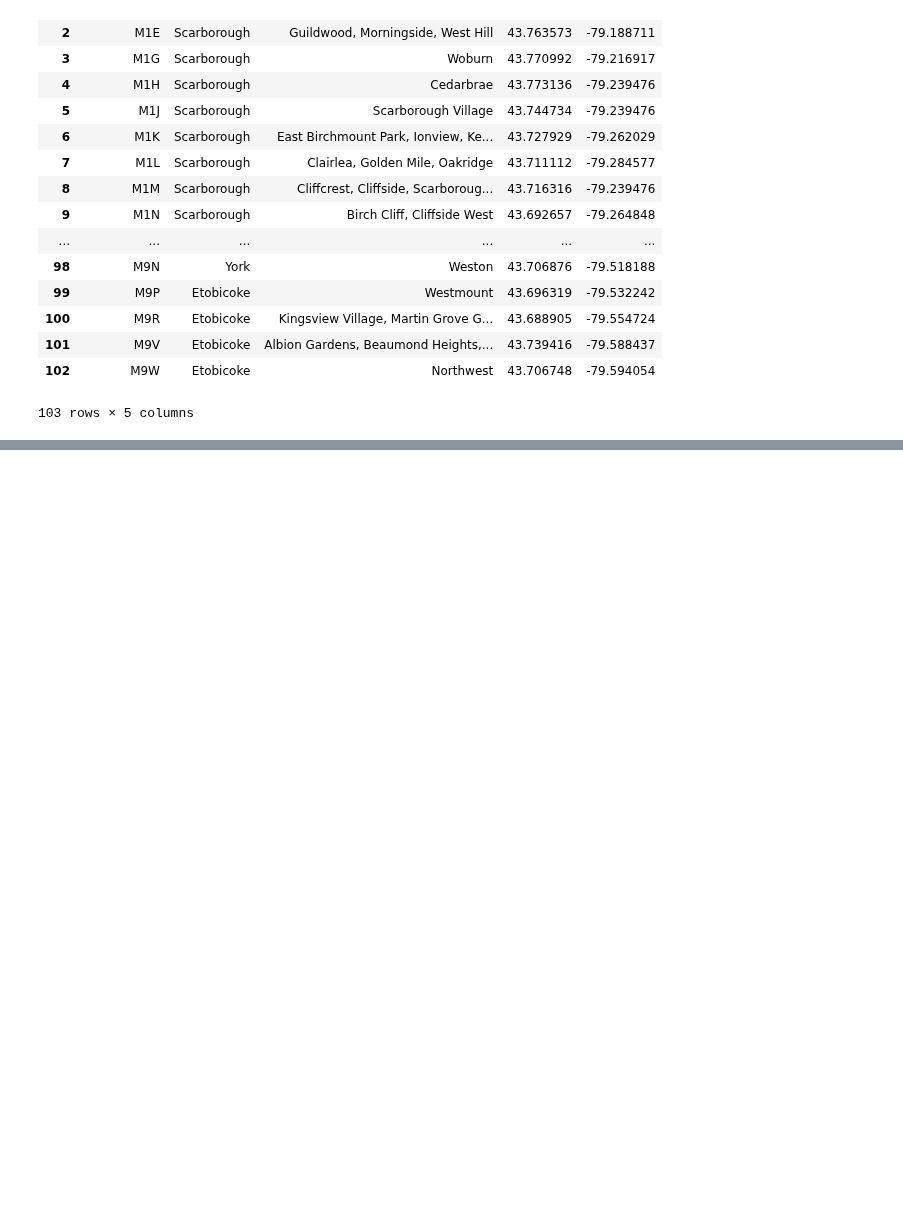
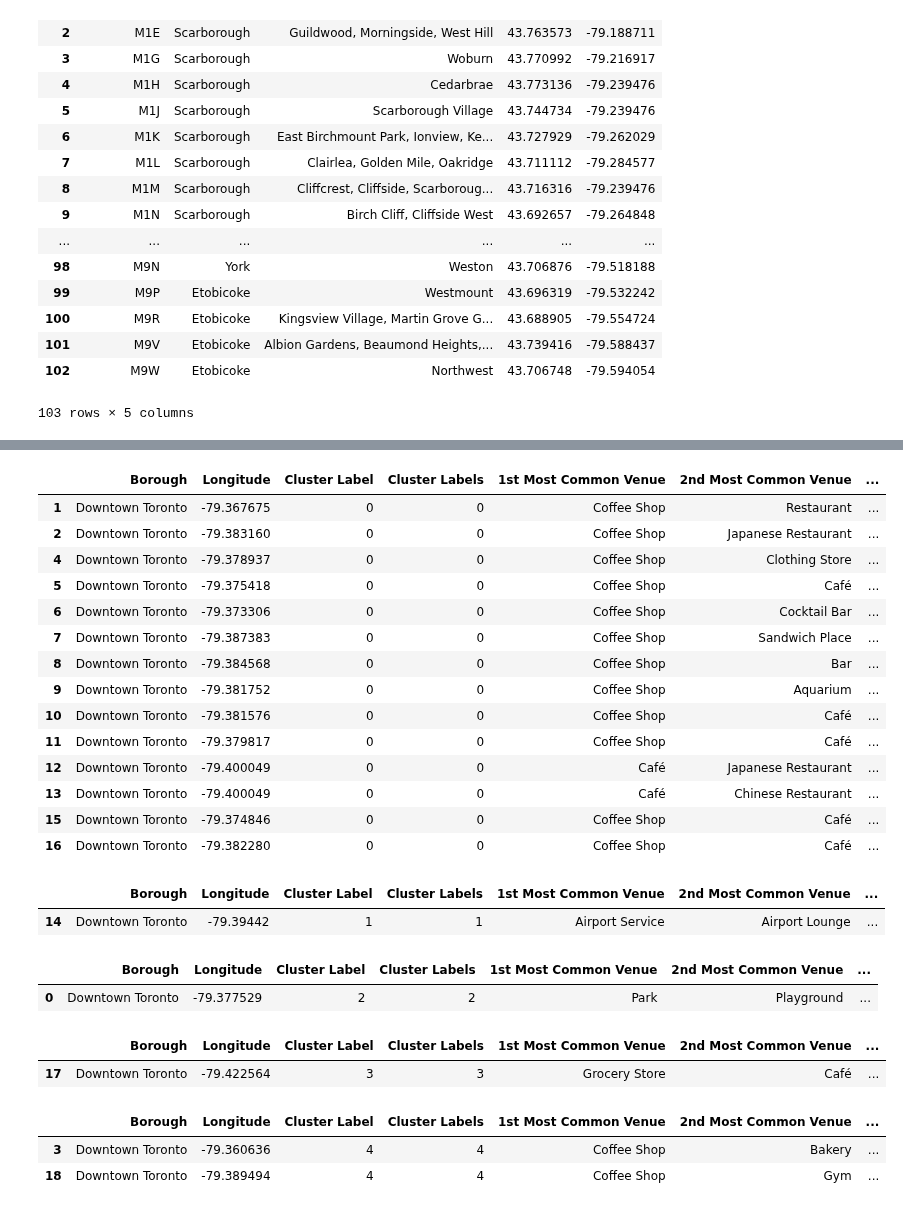
Before and after one commit to sririzzle/Coursera-Capstone, a Jupyter notebook: Toronto Assignment1.ipynb, the cells around one changed output, grey strips where cells are left out. Cells and saved outputs as stored; diff of their text form; code cells hidden in the pictures; blank space fills up the shorter version.

```diff
--- a/Toronto Assignment1.ipynb
+++ b/Toronto Assignment1.ipynb
@@ -191,0 +487,12 @@ df_geo.drop('Postal Code', axis=1)
+# %%
+num_top_venues = 5
+
+for hood in Toronto_grouped['Neighbourhood']:
+    print("----"+hood+"----")
+    temp = Toronto_grouped[Toronto_grouped['Neighbourhood'] == hood].T.reset_index()
+    temp.columns = ['venue','freq']
+    temp = temp.iloc[1:]
+    temp['freq'] = temp['freq'].astype(float)
+    temp = temp.round({'freq': 2})
+    print(temp.sort_values('freq', ascending=False).reset_index(drop=True).head(num_top_venues))
+    print('\n')
@@ -191,0 +517,6 @@ df_geo.drop('Postal Code', axis=1)
+# %%
+def return_most_common_venues(row, num_top_venues):
+    row_categories = row.iloc[1:]
+    row_categories_sorted = row_categories.sort_values(ascending=False)
+
+    return row_categories_sorted.index.values[0:num_top_venues]
@@ -191,0 +552,12 @@ df_geo.drop('Postal Code', axis=1)
+# %%
+from sklearn.cluster import KMeans
+# set number of clusters
+kclusters = 5
+
+Toronto_grouped_clustering = Toronto_grouped.drop('Neighbourhood', 1)
+
+# run k-means clustering
+kmeans = KMeans(n_clusters=kclusters, random_state=0).fit(Toronto_grouped_clustering)
+
+# check cluster labels generated for each row in the dataframe
+kmeans.labels_[0:10]
@@ -191,0 +566,10 @@ df_geo.drop('Postal Code', axis=1)
+# %%
+# add clustering labels
+neighbourhoods_venues_sorted.insert(0, 'Cluster Label', kmeans.labels_)
+
+Toronto_merged = Toronto_data
+
+# merge toronto_grouped with toronto_data to add latitude/longitude for each neighborhood
+Toronto_merged = Toronto_merged.join(neighbourhoods_venues_sorted.set_index('Neighbourhood'), on='Neighbourhood')
+
+Toronto_merged.head() # check the last columns!
@@ -191,0 +612,39 @@ df_geo.drop('Postal Code', axis=1)
+# %%
+Toronto_merged.loc[Toronto_merged['Cluster Label'] == 0, Toronto_merged.columns[[1] + list(range(5, Toronto_merged.shape[1]))]]
+# %% [output]
+|  | Borough | Longitude | Cluster Label | Cluster Labels | 1st Most Common Venue | 2nd Most Common Venue | ... |
+| 1 | Downtown Toronto | -79.367675 | 0 | 0 | Coffee Shop | Restaurant | ... |
+| 2 | Downtown Toronto | -79.383160 | 0 | 0 | Coffee Shop | Japanese Restaurant | ... |
+| 4 | Downtown Toronto | -79.378937 | 0 | 0 | Coffee Shop | Clothing Store | ... |
+| 5 | Downtown Toronto | -79.375418 | 0 | 0 | Coffee Shop | Café | ... |
+| 6 | Downtown Toronto | -79.373306 | 0 | 0 | Coffee Shop | Cocktail Bar | ... |
+| 7 | Downtown Toronto | -79.387383 | 0 | 0 | Coffee Shop | Sandwich Place | ... |
+| 8 | Downtown Toronto | -79.384568 | 0 | 0 | Coffee Shop | Bar | ... |
+| 9 | Downtown Toronto | -79.381752 | 0 | 0 | Coffee Shop | Aquarium | ... |
+| 10 | Downtown Toronto | -79.381576 | 0 | 0 | Coffee Shop | Café | ... |
+| 11 | Downtown Toronto | -79.379817 | 0 | 0 | Coffee Shop | Café | ... |
+| 12 | Downtown Toronto | -79.400049 | 0 | 0 | Café | Japanese Restaurant | ... |
+| 13 | Downtown Toronto | -79.400049 | 0 | 0 | Café | Chinese Restaurant | ... |
+| 15 | Downtown Toronto | -79.374846 | 0 | 0 | Coffee Shop | Café | ... |
+| 16 | Downtown Toronto | -79.382280 | 0 | 0 | Coffee Shop | Café | ... |
+# %%
+Toronto_merged.loc[Toronto_merged['Cluster Label'] == 1, Toronto_merged.columns[[1] + list(range(5, Toronto_merged.shape[1]))]]
+# %% [output]
+|  | Borough | Longitude | Cluster Label | Cluster Labels | 1st Most Common Venue | 2nd Most Common Venue | ... |
+| 14 | Downtown Toronto | -79.39442 | 1 | 1 | Airport Service | Airport Lounge | ... |
+# %%
+Toronto_merged.loc[Toronto_merged['Cluster Label'] == 2, Toronto_merged.columns[[1] + list(range(5, Toronto_merged.shape[1]))]]
+# %% [output]
+|  | Borough | Longitude | Cluster Label | Cluster Labels | 1st Most Common Venue | 2nd Most Common Venue | ... |
+| 0 | Downtown Toronto | -79.377529 | 2 | 2 | Park | Playground | ... |
+# %%
+Toronto_merged.loc[Toronto_merged['Cluster Label'] == 3, Toronto_merged.columns[[1] + list(range(5, Toronto_merged.shape[1]))]]
+# %% [output]
+|  | Borough | Longitude | Cluster Label | Cluster Labels | 1st Most Common Venue | 2nd Most Common Venue | ... |
+| 17 | Downtown Toronto | -79.422564 | 3 | 3 | Grocery Store | Café | ... |
+# %%
+Toronto_merged.loc[Toronto_merged['Cluster Label'] == 4, Toronto_merged.columns[[1] + list(range(5, Toronto_merged.shape[1]))]]
+# %% [output]
+|  | Borough | Longitude | Cluster Label | Cluster Labels | 1st Most Common Venue | 2nd Most Common Venue | ... |
+| 3 | Downtown Toronto | -79.360636 | 4 | 4 | Coffee Shop | Bakery | ... |
+| 18 | Downtown Toronto | -79.389494 | 4 | 4 | Coffee Shop | Gym | ... |
```
Also changed, not shown: parts of 27 cells of this notebook.
